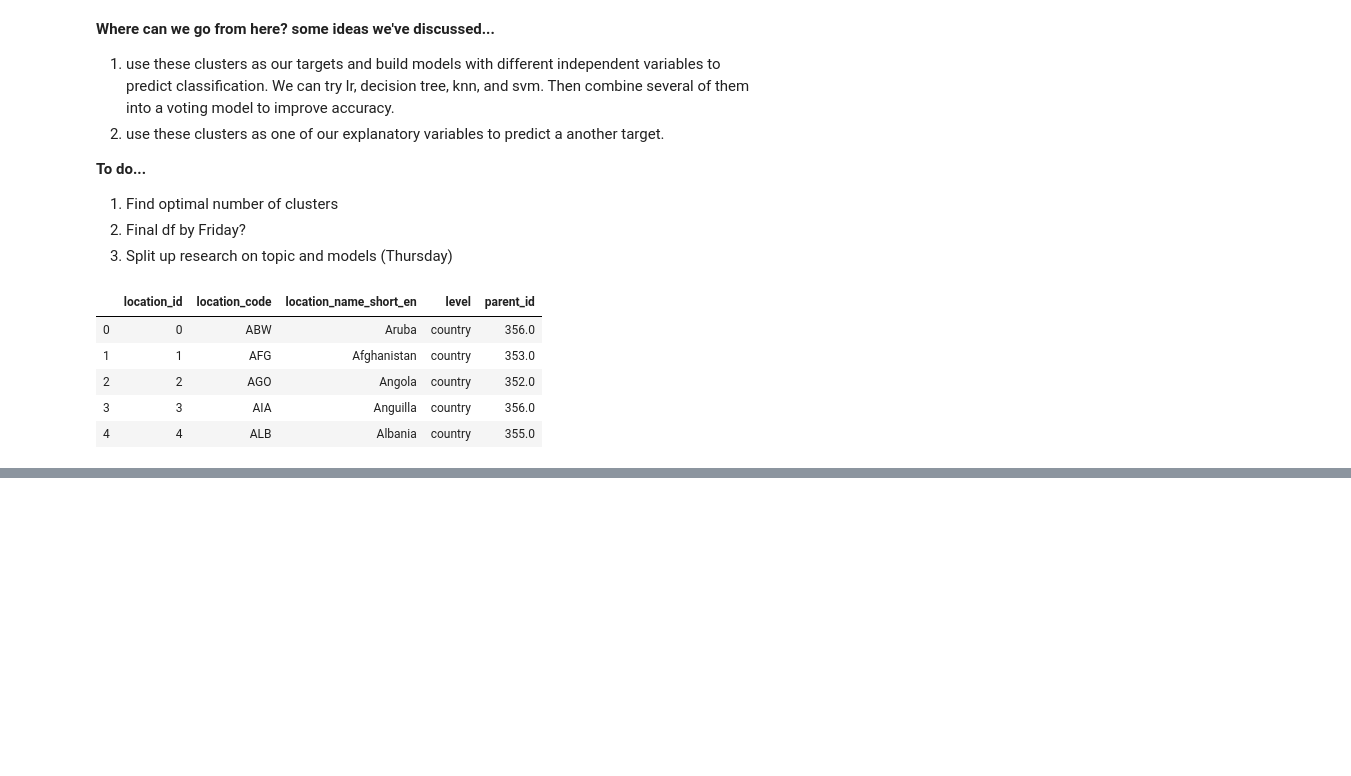
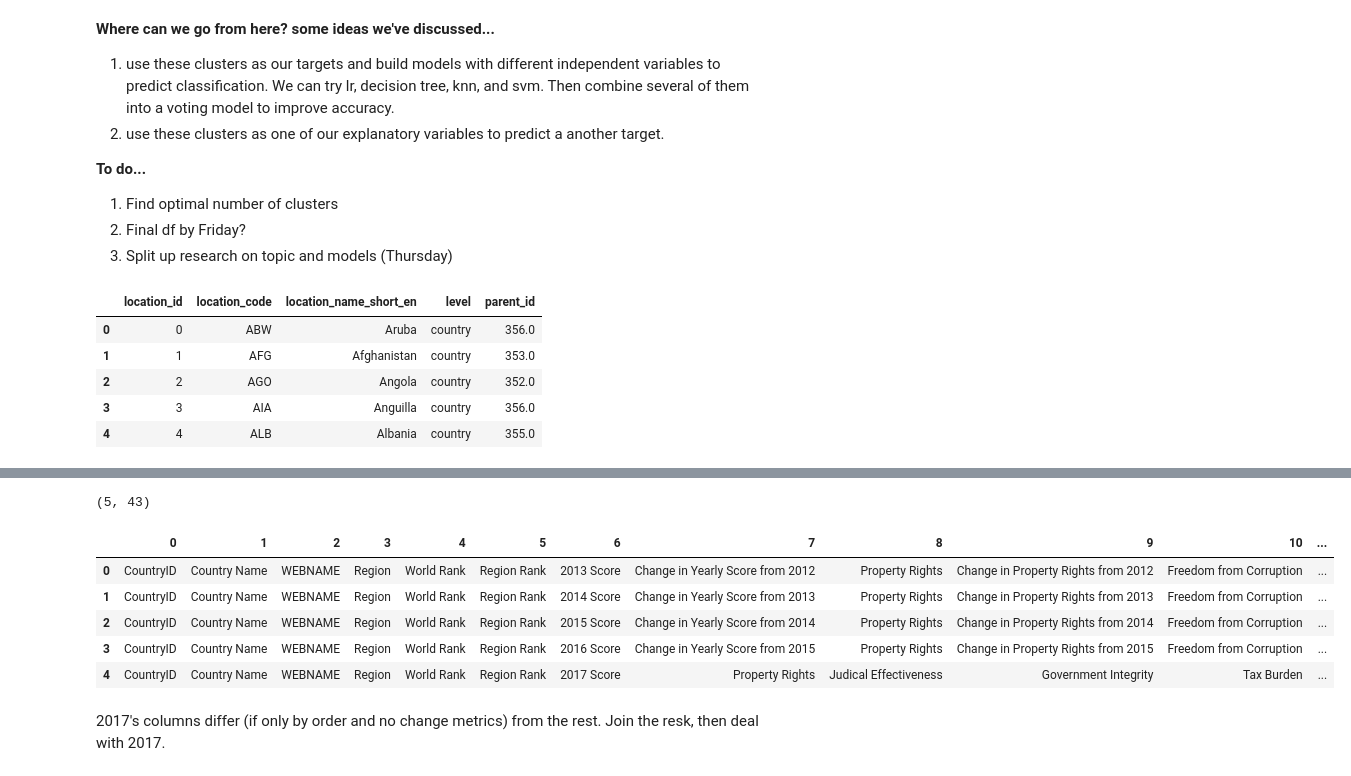
Before and after one commit to achildress83/Symptoms_of_Divorce, a Jupyter notebook: notebooks/Nimu_Aaron.ipynb, the cells around one changed output, grey strips where cells are left out. Drawn from its saved outputs; the diff is of its cells as text; code cells hidden in the pictures; blank space fills up the shorter version.

Commit message:
explored economic freedom datasets

```diff
--- a/notebooks/Nimu_Aaron.ipynb
+++ b/notebooks/Nimu_Aaron.ipynb
@@ -132,0 +139,6 @@ loc.head()
+# %%
+_13_df = pd.read_excel('../data/index2013_data.xls') # 2013
+_14_df = pd.read_excel('../data/index2014_data.xls')
+_15_df = pd.read_excel('../data/index2015_data.xls')
+_16_df = pd.read_excel('../data/index2016_data.xls')
+_17_df = pd.read_excel('../data/index2017_data.xls')
@@ -132,0 +173,20 @@ loc.head()
+# %%
+# Do all datasets have the same columns?
+col_df = pd.DataFrame(data=[list(_13_df.columns), list(_14_df.columns), list(_15_df.columns),
+                      list(_16_df.columns), list(_17_df.columns)])
+col_df.shape
+# %% [output]
+(5, 43)
+# %%
+pd.set_option('display.max_columns', 43)
+pd.set_option('display.width', 43)
+col_df
+# %% [output]
+|  | 0 | 1 | 2 | 3 | 4 | 5 | 6 | 7 | 8 | 9 | 10 | ... |
+| 0 | CountryID | Country Name | WEBNAME | Region | World Rank | Region Rank | 2013 Score | Change in Yearly Score from 2012 | Property Rights | Change in Property Rights from 2012 | Freedom from Corruption | ... |
+| 1 | CountryID | Country Name | WEBNAME | Region | World Rank | Region Rank | 2014 Score | Change in Yearly Score from 2013 | Property Rights | Change in Property Rights from 2013 | Freedom from Corruption | ... |
+| 2 | CountryID | Country Name | WEBNAME | Region | World Rank | Region Rank | 2015 Score | Change in Yearly Score from 2014 | Property Rights | Change in Property Rights from 2014 | Freedom from Corruption | ... |
+| 3 | CountryID | Country Name | WEBNAME | Region | World Rank | Region Rank | 2016 Score | Change in Yearly Score from 2015 | Property Rights | Change in Property Rights from 2015 | Freedom from Corruption | ... |
+| 4 | CountryID | Country Name | WEBNAME | Region | World Rank | Region Rank | 2017 Score | Property Rights | Judical Effectiveness | Government Integrity | Tax Burden | ... |
+# %% [markdown]
+2017's columns differ (if only by order and no change metrics) from the rest. Join the resk, then deal with 2017.
```
Also changed, not shown: parts of 7 cells of this notebook.
